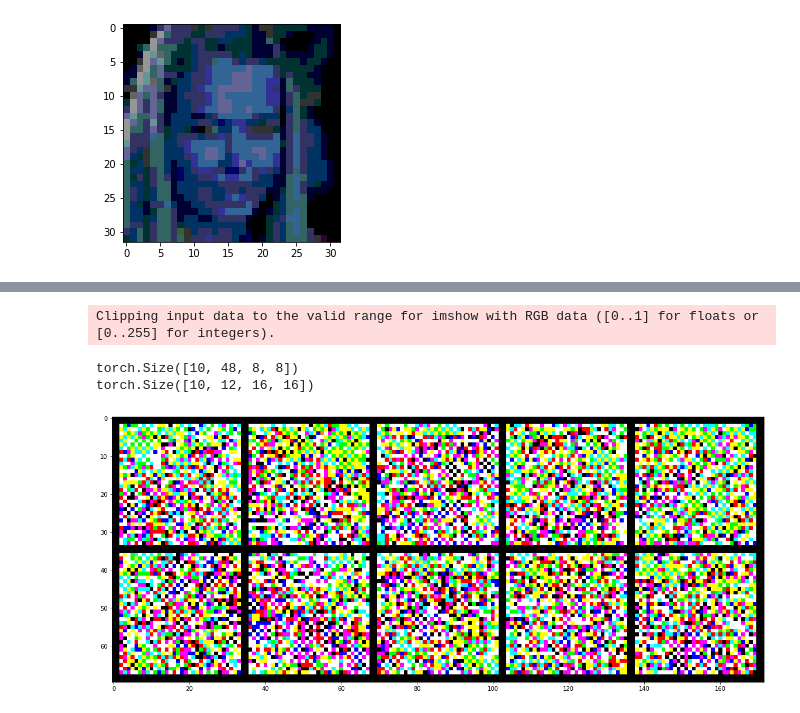
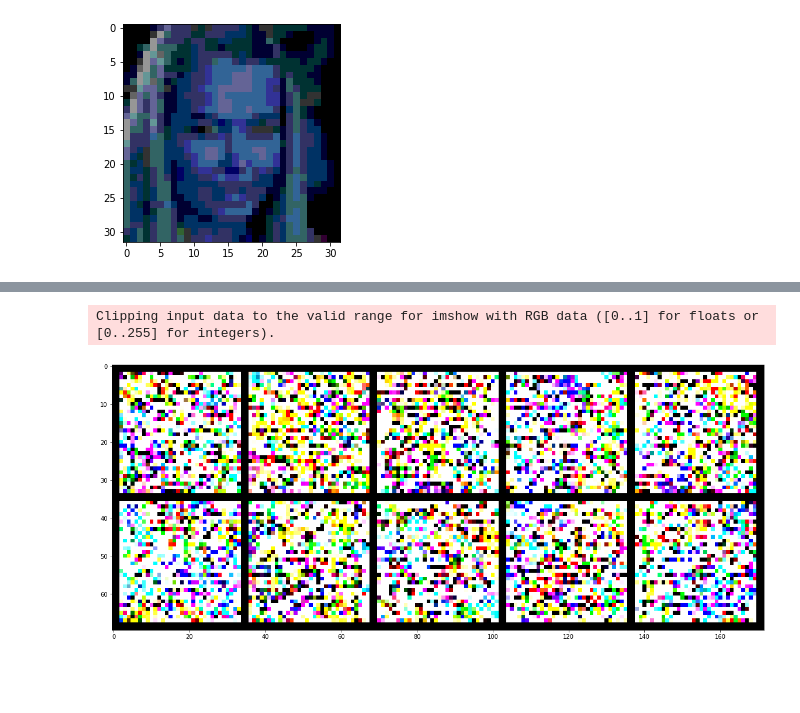
Before and after one commit to AndreySmirdin/DeepUnsupervisedLearning, a Jupyter notebook: Task5.ipynb, the cells around one changed output, grey strips where cells are left out. Drawn from its saved outputs; the diff is of its cells as text; code cells hidden in the pictures; blank space fills up the shorter version.

```diff
--- a/Task5.ipynb
+++ b/Task5.ipynb
@@ -321,17 +323,15 @@ After epoch 7 train loss is 2845.778830433806 valiidation loss is 2844.336564964
 # %%
 def imshow(img):
     npimg = img.cpu().detach().numpy()
     plt.figure(figsize=[20, 20])
-    plt.imshow(np.transpose(npimg, (1, 2, 0)) * 50)
+    plt.imshow(np.transpose(npimg, (1, 2, 0)))
     plt.show()
 
 celebs = RealNvp().to(device)
 celebs = load_model(celebs, 8)
 
 grid = torchvision.utils.make_grid(sample(celebs), nrow=5)
 imshow(grid)
 # %% [output]
 Clipping input data to the valid range for imshow with RGB data ([0..1] for floats or [0..255] for integers).
-torch.Size([10, 48, 8, 8])
-torch.Size([10, 12, 16, 16])
-[figure, old version]
+[figure, new version]
```
Also changed, not shown: parts of 7 cells of this notebook.
